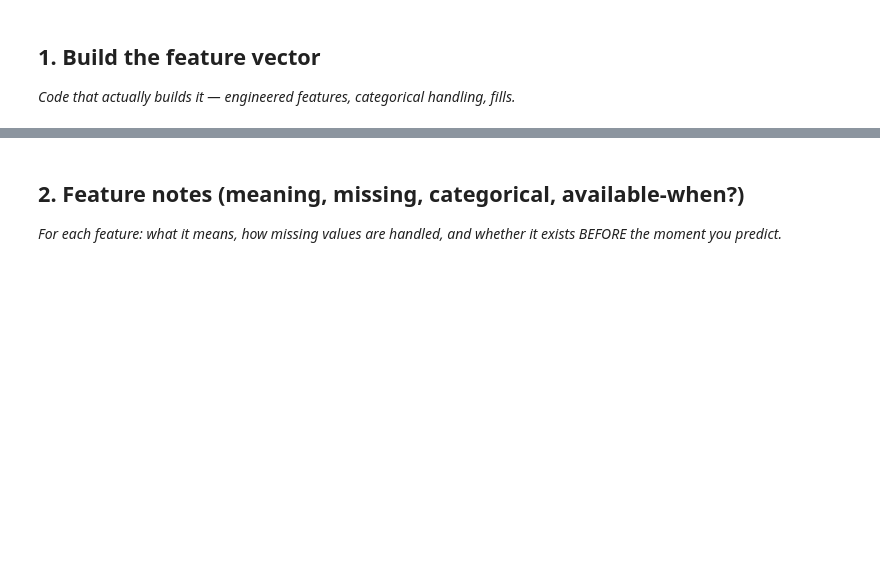
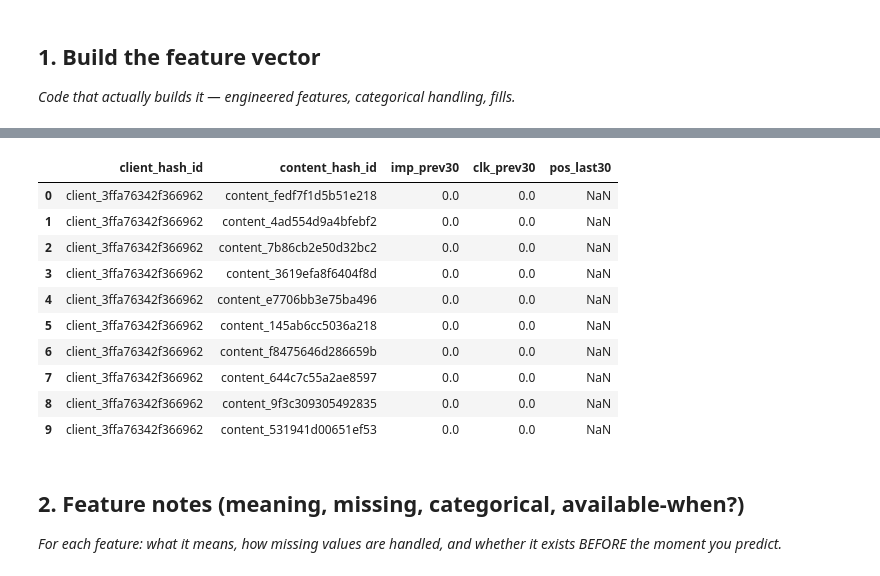
Before and after one commit to kaifahmad236/flyrank-ml-internship, a Jupyter notebook: work/notebooks/w03_feature_leakage_check.ipynb, the cells around one changed output, grey strips where cells are left out. Cells and saved outputs as stored; diff of their text form; code cells hidden in the pictures; blank space fills up the shorter version.

```diff
--- a/work/notebooks/w03_feature_leakage_check.ipynb
+++ b/work/notebooks/w03_feature_leakage_check.ipynb
@@ -16,3 +61,67 @@ This skeleton is yours to fill. Work the sections **in order** — each one has
+# %%
+# This cell is for CODE (numbers, a query, a check).
+# Write your text answer in the cell ABOVE this one — typing sentences here breaks Run All.
+feature_vector = con.sql(f"""
+WITH bounds AS (
+    SELECT MAX(report_date) AS end_d
+    FROM {TABLES['fact_daily']}
+),
+
+base AS (
+    SELECT
+        client_hash_id,
+        content_hash_id,
+
+        SUM(
+            CASE
+                WHEN report_date <= end_d - INTERVAL 30 DAY
+                THEN gsc_impressions
+                ELSE 0
+            END
+        ) AS imp_prev30,
+
+        SUM(
+            CASE
+                WHEN report_date <= end_d - INTERVAL 30 DAY
+                THEN gsc_clicks
+                ELSE 0
+            END
+        ) AS clk_prev30,
+
+        AVG(
+            CASE
+                WHEN report_date > end_d - INTERVAL 30 DAY
+                THEN gsc_avg_position
+            END
+        ) AS pos_last30
+
+    FROM {TABLES['fact_daily']}, bounds
+
+    WHERE report_date > end_d - INTERVAL 60 DAY
+
+    GROUP BY
+        client_hash_id,
+        content_hash_id
+)
+
+SELECT *
+FROM base
+LIMIT 10
+""").df()
+
+feature_vector
+# %% [output]
+|  | client_hash_id | content_hash_id | imp_prev30 | clk_prev30 | pos_last30 |
+| 0 | client_3ffa76342f366962 | content_fedf7f1d5b51e218 | 0.0 | 0.0 | NaN |
+| 1 | client_3ffa76342f366962 | content_4ad554d9a4bfebf2 | 0.0 | 0.0 | NaN |
+| 2 | client_3ffa76342f366962 | content_7b86cb2e50d32bc2 | 0.0 | 0.0 | NaN |
+| 3 | client_3ffa76342f366962 | content_3619efa8f6404f8d | 0.0 | 0.0 | NaN |
+| 4 | client_3ffa76342f366962 | content_e7706bb3e75ba496 | 0.0 | 0.0 | NaN |
+| 5 | client_3ffa76342f366962 | content_145ab6cc5036a218 | 0.0 | 0.0 | NaN |
+| 6 | client_3ffa76342f366962 | content_f8475646d286659b | 0.0 | 0.0 | NaN |
+| 7 | client_3ffa76342f366962 | content_644c7c55a2ae8597 | 0.0 | 0.0 | NaN |
+| 8 | client_3ffa76342f366962 | content_9f3c309305492835 | 0.0 | 0.0 | NaN |
+| 9 | client_3ffa76342f366962 | content_531941d00651ef53 | 0.0 | 0.0 | NaN |
 # %% [markdown]
 ## 2. Feature notes (meaning, missing, categorical, available-when?)
 
```
Also changed, not shown: parts of 10 cells of this notebook.
